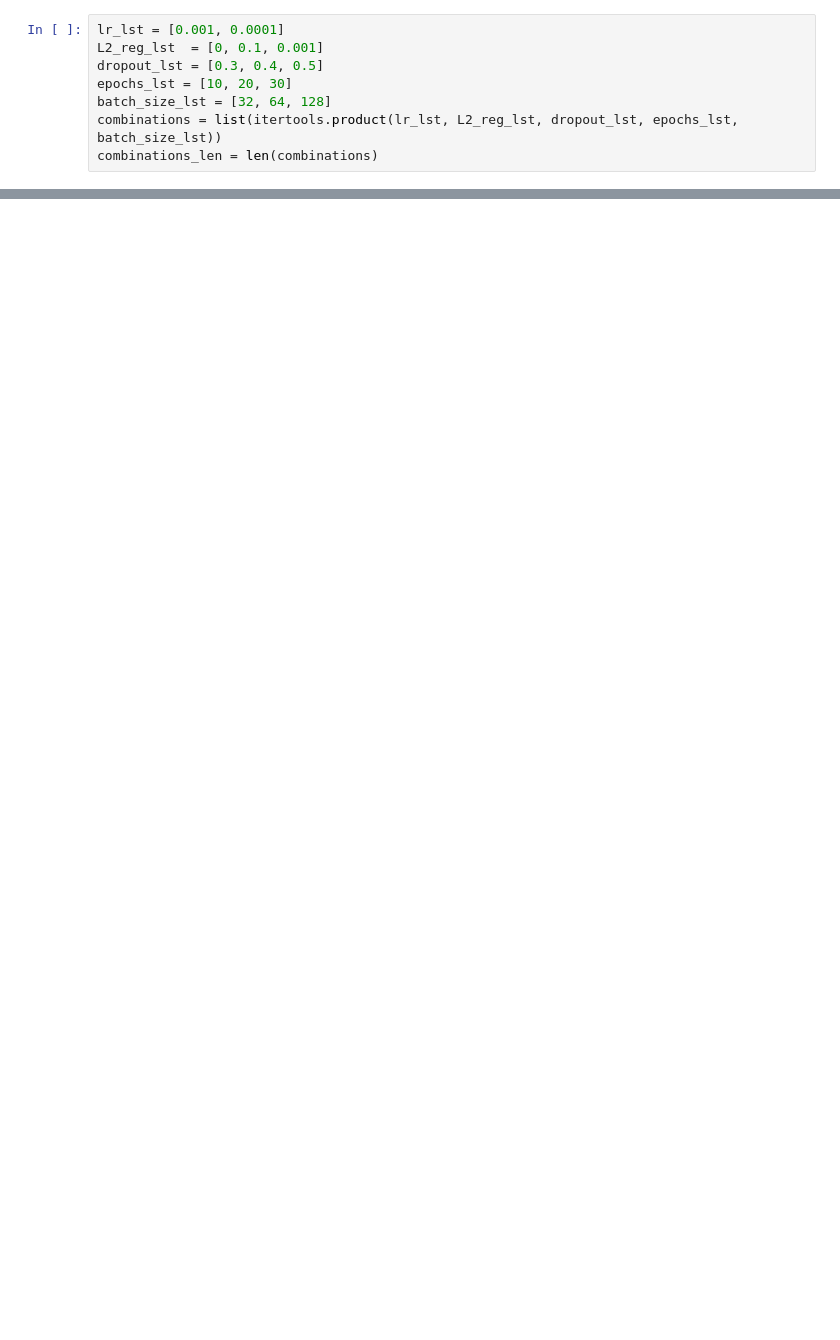
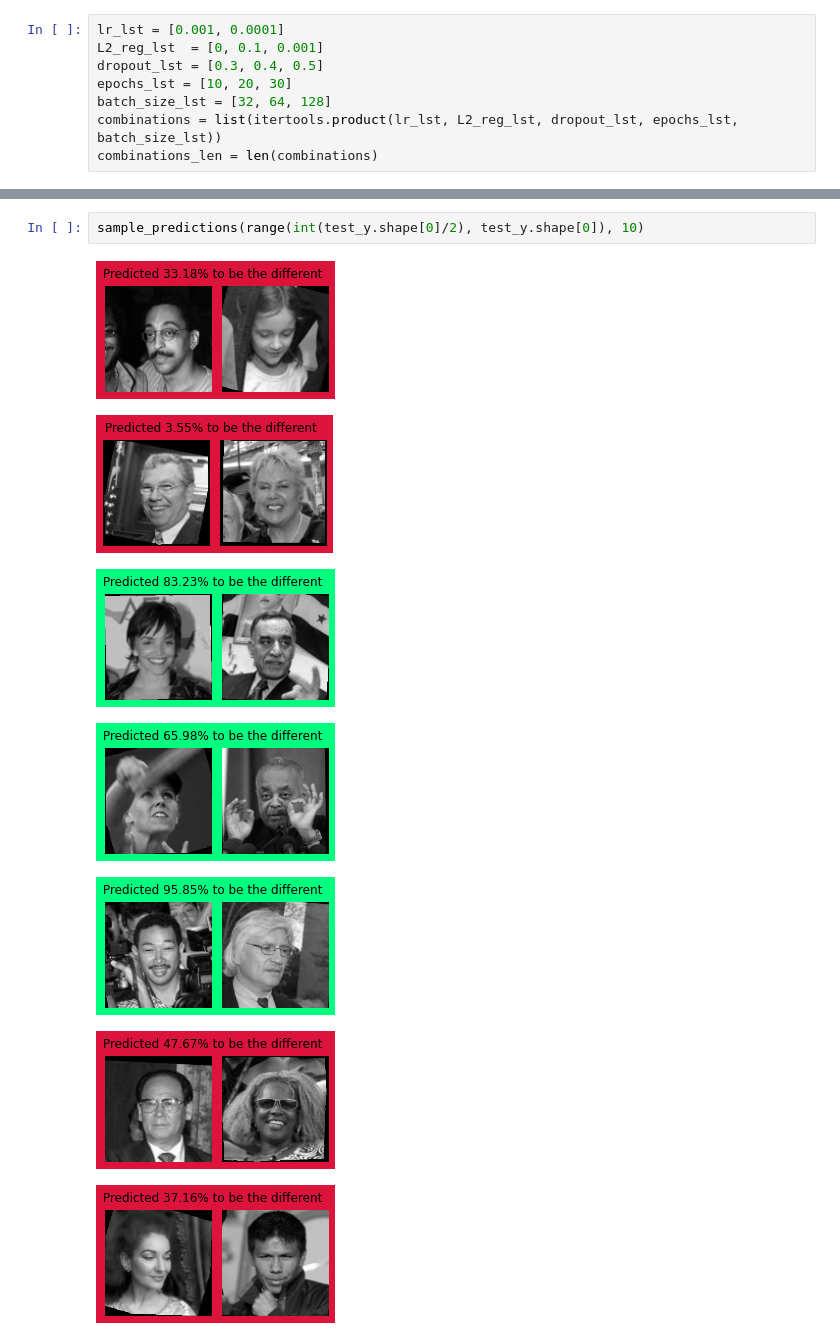
Before and after one commit to Naorko/lfw-siamese-tf, a Jupyter notebook: facial_recognition.ipynb, the cells around one changed output, grey strips where cells are left out. Cells and saved outputs as stored; diff of their text form; blank space fills up the shorter version.

```diff
--- a/facial_recognition.ipynb
+++ b/facial_recognition.ipynb
@@ -472,0 +540,10 @@ best params: {'lr': 0.001, 'l2_reg': 0.1, 'dropout': 0.3, 'epochs': 30, 'batch_s
+# %%
+sample_predictions(range(int(test_y.shape[0]/2), test_y.shape[0]), 10)
+# %% [output]
+[figure, added]
+[figure, added]
+[figure, added]
+[figure, added]
+[figure, added]
+[figure, added]
+[figure, added]
```
Also changed, not shown: parts of 42 cells of this notebook.
